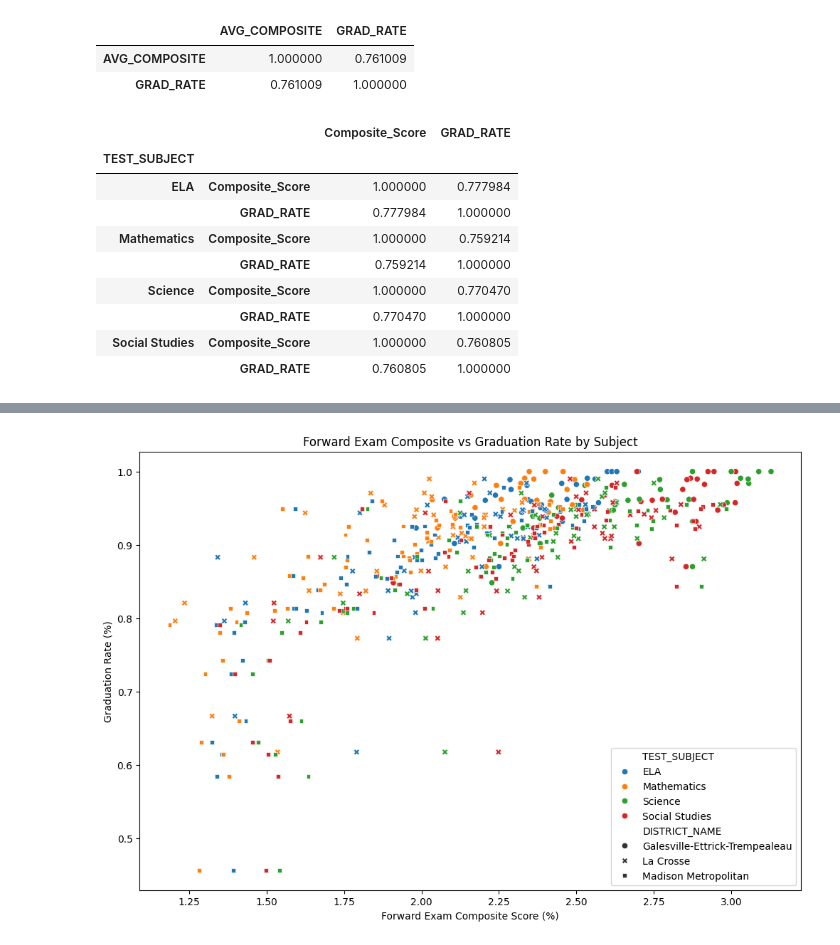
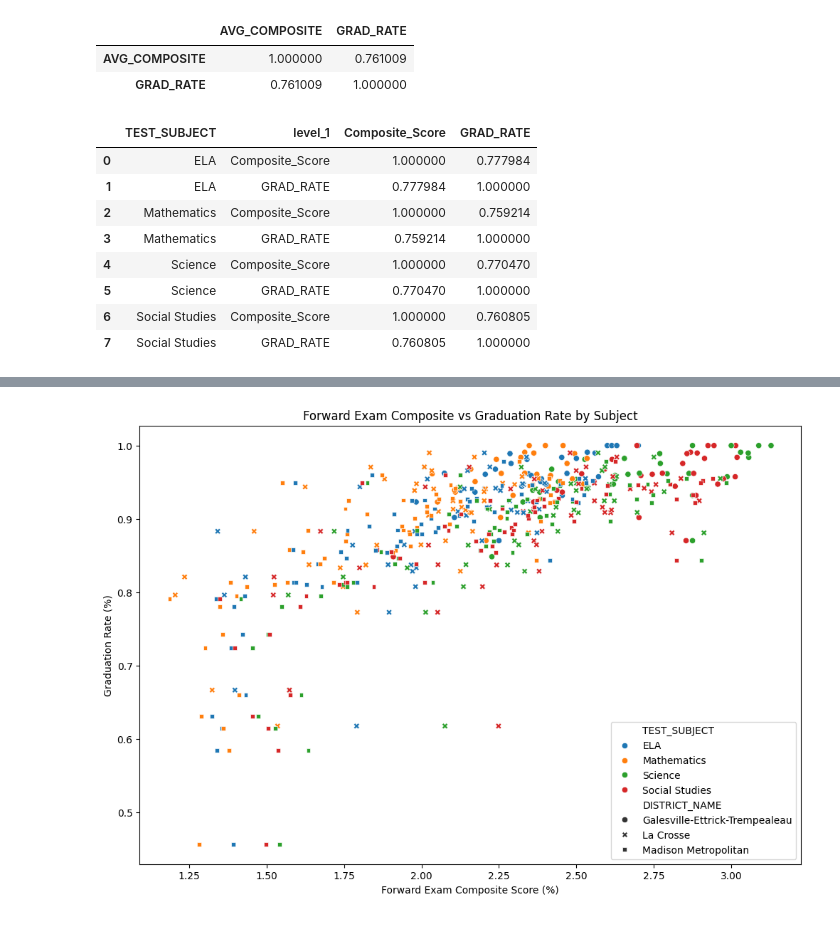
Before and after one commit to weisses1/rawdata, a Jupyter notebook: Capstone_3_Analysis.ipynb, the cells around one changed output, grey strips where cells are left out. Cells and saved outputs as stored; diff of their text form; code cells hidden in the pictures.

```diff
--- a/Capstone_3_Analysis.ipynb
+++ b/Capstone_3_Analysis.ipynb
@@ -235,16 +235,15 @@ corr_overall
 | AVG_COMPOSITE | 1.000000 | 0.761009 |
 | GRAD_RATE | 0.761009 | 1.000000 |
 # %%
-corr_by_subject = composite_merged.groupby('TEST_SUBJECT')[['Composite_Score', 'GRAD_RATE']].corr()
+corr_by_subject = composite_merged.groupby('TEST_SUBJECT')[['Composite_Score', 'GRAD_RATE']].corr().reset_index()
 corr_by_subject
 # %% [output]
-|  |  | Composite_Score | GRAD_RATE |
-| TEST_SUBJECT |  |  |  |
-| ELA | Composite_Score | 1.000000 | 0.777984 |
-|  | GRAD_RATE | 0.777984 | 1.000000 |
-| Mathematics | Composite_Score | 1.000000 | 0.759214 |
-|  | GRAD_RATE | 0.759214 | 1.000000 |
-| Science | Composite_Score | 1.000000 | 0.770470 |
-|  | GRAD_RATE | 0.770470 | 1.000000 |
-| Social Studies | Composite_Score | 1.000000 | 0.760805 |
-|  | GRAD_RATE | 0.760805 | 1.000000 |
+|  | TEST_SUBJECT | level_1 | Composite_Score | GRAD_RATE |
+| 0 | ELA | Composite_Score | 1.000000 | 0.777984 |
+| 1 | ELA | GRAD_RATE | 0.777984 | 1.000000 |
+| 2 | Mathematics | Composite_Score | 1.000000 | 0.759214 |
+| 3 | Mathematics | GRAD_RATE | 0.759214 | 1.000000 |
+| 4 | Science | Composite_Score | 1.000000 | 0.770470 |
+| 5 | Science | GRAD_RATE | 0.770470 | 1.000000 |
+| 6 | Social Studies | Composite_Score | 1.000000 | 0.760805 |
+| 7 | Social Studies | GRAD_RATE | 0.760805 | 1.000000 |
```
Also changed, not shown: parts of 8 cells of this notebook.
